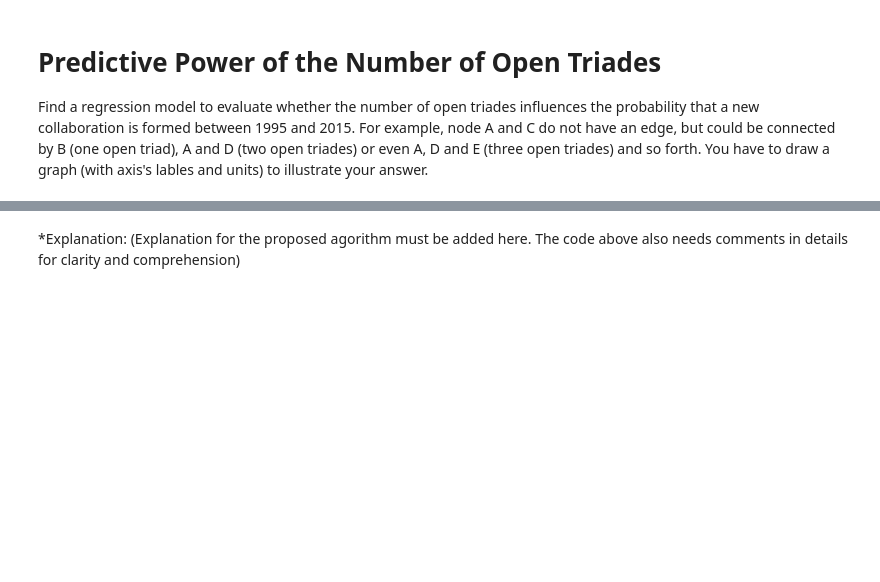
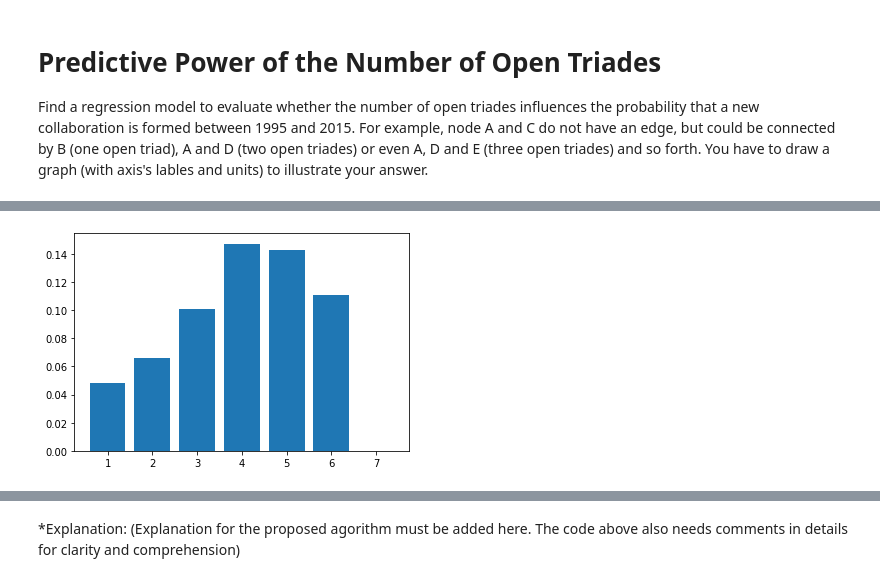
Before and after one commit to damon022002/MOD10-Web-Science, a Jupyter notebook: week1/WS_week1_project/week1_project.ipynb, the cells around one changed output, grey strips where cells are left out. Cells and saved outputs as stored; diff of their text form; code cells hidden in the pictures; blank space fills up the shorter version.

```diff
--- a/week1/WS_week1_project/week1_project.ipynb
+++ b/week1/WS_week1_project/week1_project.ipynb
@@ -94,0 +176,82 @@ Find a regression model to evaluate whether the number of open triades influence
+# %%
+# BEGIN SOLUTION
+
+#check how many open traides 2 nodes have
+
+# listOpenTriades = [["A--B", 0]]
+dictOpenTraides = {} #includes 0 open triades?
+
+#for each person we check if it involved with a open traides
+for person in G1995.nodes():
+  neighbors = list(G1995[person].keys())
+  # then we compare each neighbor of person with each other if those 3 create a open triades
+  for i in range(len(neighbors)):
+      for j in range(i+1, len(neighbors)):
+        Node1 =  neighbors[i]
+        Node2 =  neighbors[j]
+        if not Node1 in G1995[Node2]:       #so neigh 1 and 2 of X are not neighbors with each other so open Triades
+          key = Node1 + "--" + Node2
+          # then we will increase the amount of open traides the pair Node 1 and 2 has by 1
+          if dictOpenTraides.get(key) == None:
+            dictOpenTraides[key] = 1
+          else:
+             dictOpenTraides[key] += 1
+print("\ndictOpenTraides: All pair Nodes with atleast 1 open traide\n", dictOpenTraides)
+
+#later check if there was a connection per pair Nodes
+# dictConnect [key is pair and value is if it is connected or not]
+dictConnect = {} #includes 0 open triades?
+for key in dictOpenTraides:
+  nodes = key.split("--")
+  Node1 = nodes[0]
+  Node2 = nodes[1]
+  dictConnect[key] = int(Node1 in G2015[Node2])
+    #so neigh 1 and 2 of X are not neighbors after 20 years
+print("\ndictConnect: all pair Nodes form dictOpenTraides and check if edge was created in 2015\n", dictConnect)
+
+
+#combine all the data of each pair Nodes with a certain number of open triades
+dictCombine = {}
+for i, (pair,traides) in enumerate(dictOpenTraides.items()):
+  # print(traides)
+  if dictCombine.get(traides) == None:
+      dictCombine[traides] = [dictConnect[pair]]
+  else:
+      dictCombine[traides] = dictCombine.get(traides) + [dictConnect[pair]]
+print("\ndictCombine:sort all data to certain number of open triades if edge or not \n",dictCombine)
+
+#calculate prob.
+dictA = {}
+print(dictCombine.get(6))
+print(dictCombine.get(7))   #is a outliner!
+for key in sorted(dictCombine.keys()):
+  dictA[key] = sum(dictCombine.get(key))/ len(dictCombine.get(key))
+print("\ndictA: average of the dictCombine whether an edge was created with a number of open traides \n",dictA)
+
+
+#plot it
+#axis labels and units! plus regression model!
+
+names2 = list(dictA.keys())
+values2 = list(dictA.values())
+
+plt.bar(range(len(dictA)), values2, tick_label=names2)
+plt.show()
+
+#plot with scatterplot
+
+# https://www.statology.org/scatterplot-with-regression-line-python/
+#create basic scatterplot
+
+x = np.array(list(dictA.keys()))
+y = np.array(list(dictA.values()))
+plt.plot(x, y, 'o')
+
+#obtain m (slope) and b(intercept) of linear regression line
+m, b = np.polyfit(x, y, 1)
+
+#add linear regression line to scatterplot
+plt.plot(x, m*x+b)
+
+# END SOLUTION
+# %% [output]
@@ -94,0 +263 @@ Find a regression model to evaluate whether the number of open triades influence
+[figure, added]
```
Also changed, not shown: parts of 10 cells of this notebook.
